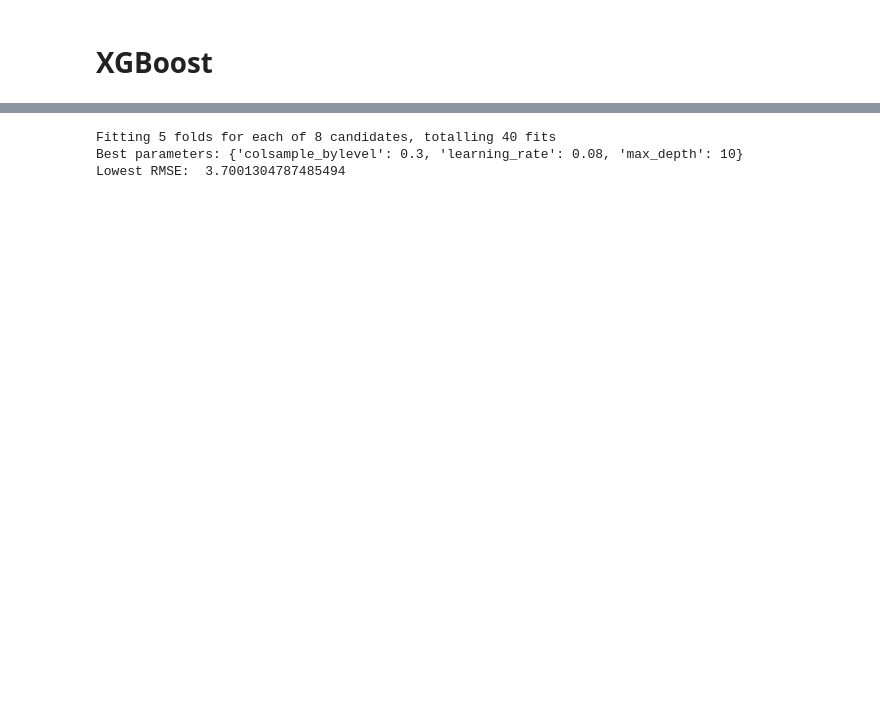
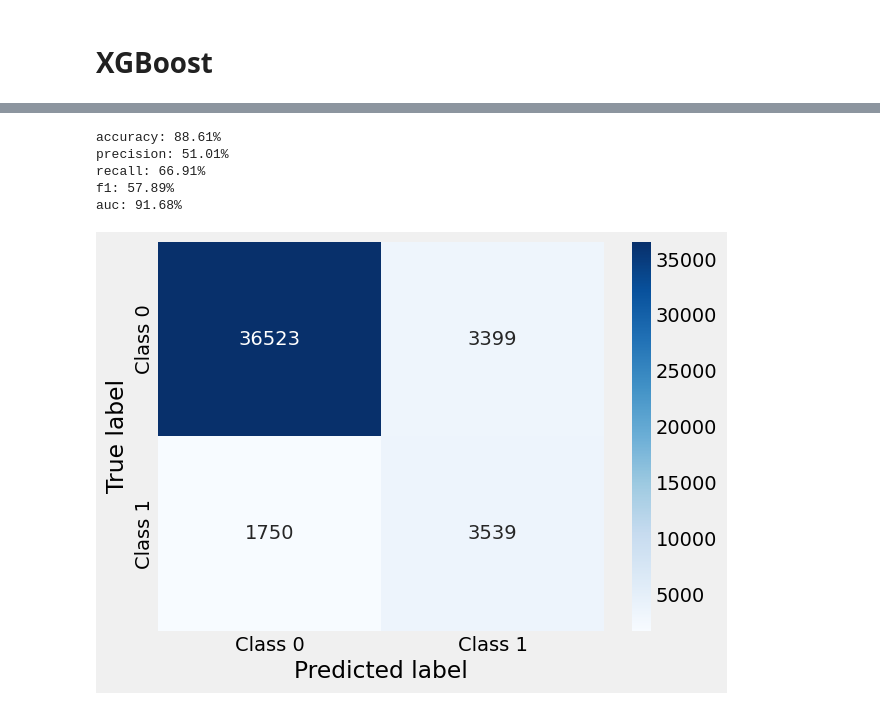
Before and after one commit to Dexter6268/DataMining-Project2, a Jupyter notebook: Bank Marketing.ipynb, the cells around one changed output, grey strips where cells are left out. Cells and saved outputs as stored; diff of their text form; code cells hidden in the pictures; blank space fills up the shorter version.

```diff
--- a/Bank Marketing.ipynb
+++ b/Bank Marketing.ipynb
@@ -187,2 +349,20 @@ X_train, X_test, Y_train, Y_test = train_test_split(data.iloc[:,:13], data.iloc[
+# %%
+from sklearn.metrics import accuracy_score, precision_score, recall_score, f1_score, roc_auc_score, confusion_matrix
+def print_metrics(y_test, y_pred, y_pred_prob):
+    accuracy = accuracy_score(y_test, y_pred)
+    precision = precision_score(y_test, y_pred)
+    recall = recall_score(y_test, y_pred)
+    f1 = f1_score(y_test, y_pred)
+    auc = roc_auc_score(y_test, y_pred_prob)
+    cm = confusion_matrix(y_test, y_pred)
+    print(f"accuracy: {accuracy*100:.2f}%")
+    print(f"precision: {precision*100:.2f}%")
+    print(f"recall: {recall*100:.2f}%")
+    print(f"f1: {f1*100:.2f}%")
+    print(f"auc: {auc*100:.2f}%")
+    sns.heatmap(cm, annot=True, fmt='d', cmap='Blues', xticklabels=["Class 0", "Class 1"], yticklabels=["Class 0", "Class 1"])
+    plt.ylabel('True label')
+    plt.xlabel('Predicted label')
+    plt.savefig(os.path.join(PIC_PATH, 'result', 'xgb conf_mat.jpg'))
 # %% [markdown]
 # XGBoost
@@ -204,21 +369,29 @@ R square: 92.87 %
-# %%
-from sklearn.model_selection import GridSearchCV
-
-params = { 'max_depth': [6, 10],
-           'learning_rate': [0.01, 0.08],
-           'colsample_bylevel': [0.3, 0.4],
-         }
-
-xgbr = xgb.XGBRegressor(seed=RANDOM_SEED)
-clf = GridSearchCV(estimator=xgbr,
-                   param_grid=params,
-                   scoring='neg_mean_squared_error',
-                   verbose=1)
-clf.fit(X_train, Y_train)
-
-print("Best parameters:", clf.best_params_)
-print("Lowest RMSE: ", (-clf.best_score_)**(0.5))
-# %% [output]
-Fitting 5 folds for each of 8 candidates, totalling 40 fits
-Best parameters: {'colsample_bylevel': 0.3, 'learning_rate': 0.08, 'max_depth': 10}
-Lowest RMSE:  3.7001304787485494
+# %%
+import xgboost
+from sklearn.model_selection import cross_val_predict, StratifiedKFold
+from imblearn.pipeline import Pipeline as ImbPipeline
+from imblearn.over_sampling import SMOTE
+
+xgb = xgboost.XGBClassifier(random_state=RANDOM_SEED)
+# xgb.fit(X_train, y_train)
+# y_pred = xgb.predict(X_test)
+# y_pred_prob = xgb.predict_proba(X_test)[:, 1]
+
+
+smote = SMOTE(sampling_strategy='auto', random_state=RANDOM_SEED)
+pipeline = ImbPipeline(steps=[
+    ('smote', smote),
+    ('classifier', xgb)
+])
+cv = StratifiedKFold(n_splits=5, shuffle=True, random_state=RANDOM_SEED)
+y_pred_prob = cross_val_predict(pipeline, X, y, cv=cv, method='predict_proba')[:, 1]
+y_pred = (y_pred_prob >= 0.5).astype(int)
+
+print_metrics(y, y_pred, y_pred_prob)
+# %% [output]
+accuracy: 88.61%
+precision: 51.01%
+recall: 66.91%
+f1: 57.89%
+auc: 91.68%
+[figure, added]
```
Also changed, not shown: parts of 31 cells of this notebook, 52 other files.
